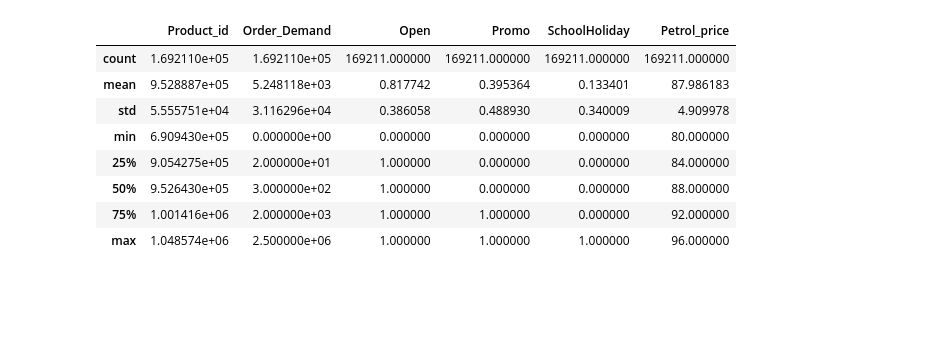
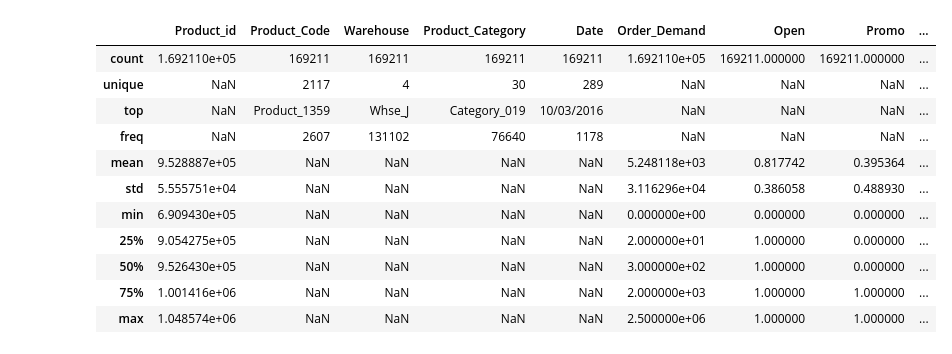
Before and after one commit to Yoruu-x1/retail-demand-forecasting, a Jupyter notebook: eda.ipynb, the cells around one changed output. Cells and saved outputs as stored; diff of their text form; code cells hidden in the pictures; blank space fills up the shorter version.

```diff
--- a/eda.ipynb
+++ b/eda.ipynb
@@ -29,0 +37,5 @@ Shape: (169211, 11)
+# %%
+# Load dataset
+df = pd.read_csv("Retail_Dataset2.csv")
+
+df.head()
@@ -49,14 +68,17 @@ Data columns (total 11 columns):
 dtypes: int64(6), object(5)
 memory usage: 14.2+ MB
 # %%
-df.describe()
+df.describe(include="all")
 # %% [output]
-|  | Product_id | Order_Demand | Open | Promo | SchoolHoliday | Petrol_price |
-| count | 1.692110e+05 | 1.692110e+05 | 169211.000000 | 169211.000000 | 169211.000000 | 169211.000000 |
-| mean | 9.528887e+05 | 5.248118e+03 | 0.817742 | 0.395364 | 0.133401 | 87.986183 |
-| std | 5.555751e+04 | 3.116296e+04 | 0.386058 | 0.488930 | 0.340009 | 4.909978 |
-| min | 6.909430e+05 | 0.000000e+00 | 0.000000 | 0.000000 | 0.000000 | 80.000000 |
-| 25% | 9.054275e+05 | 2.000000e+01 | 1.000000 | 0.000000 | 0.000000 | 84.000000 |
-| 50% | 9.526430e+05 | 3.000000e+02 | 1.000000 | 0.000000 | 0.000000 | 88.000000 |
-| 75% | 1.001416e+06 | 2.000000e+03 | 1.000000 | 1.000000 | 0.000000 | 92.000000 |
-| max | 1.048574e+06 | 2.500000e+06 | 1.000000 | 1.000000 | 1.000000 | 96.000000 |
+|  | Product_id | Product_Code | Warehouse | Product_Category | Date | Order_Demand | Open | Promo | ... |
+| count | 1.692110e+05 | 169211 | 169211 | 169211 | 169211 | 1.692110e+05 | 169211.000000 | 169211.000000 | ... |
+| unique | NaN | 2117 | 4 | 30 | 289 | NaN | NaN | NaN | ... |
+| top | NaN | Product_1359 | Whse_J | Category_019 | 10/03/2016 | NaN | NaN | NaN | ... |
+| freq | NaN | 2607 | 131102 | 76640 | 1178 | NaN | NaN | NaN | ... |
+| mean | 9.528887e+05 | NaN | NaN | NaN | NaN | 5.248118e+03 | 0.817742 | 0.395364 | ... |
+| std | 5.555751e+04 | NaN | NaN | NaN | NaN | 3.116296e+04 | 0.386058 | 0.488930 | ... |
+| min | 6.909430e+05 | NaN | NaN | NaN | NaN | 0.000000e+00 | 0.000000 | 0.000000 | ... |
+| 25% | 9.054275e+05 | NaN | NaN | NaN | NaN | 2.000000e+01 | 1.000000 | 0.000000 | ... |
+| 50% | 9.526430e+05 | NaN | NaN | NaN | NaN | 3.000000e+02 | 1.000000 | 0.000000 | ... |
+| 75% | 1.001416e+06 | NaN | NaN | NaN | NaN | 2.000000e+03 | 1.000000 | 1.000000 | ... |
+| max | 1.048574e+06 | NaN | NaN | NaN | NaN | 2.500000e+06 | 1.000000 | 1.000000 | ... |
```
Also changed, not shown: parts of 27 cells of this notebook.
